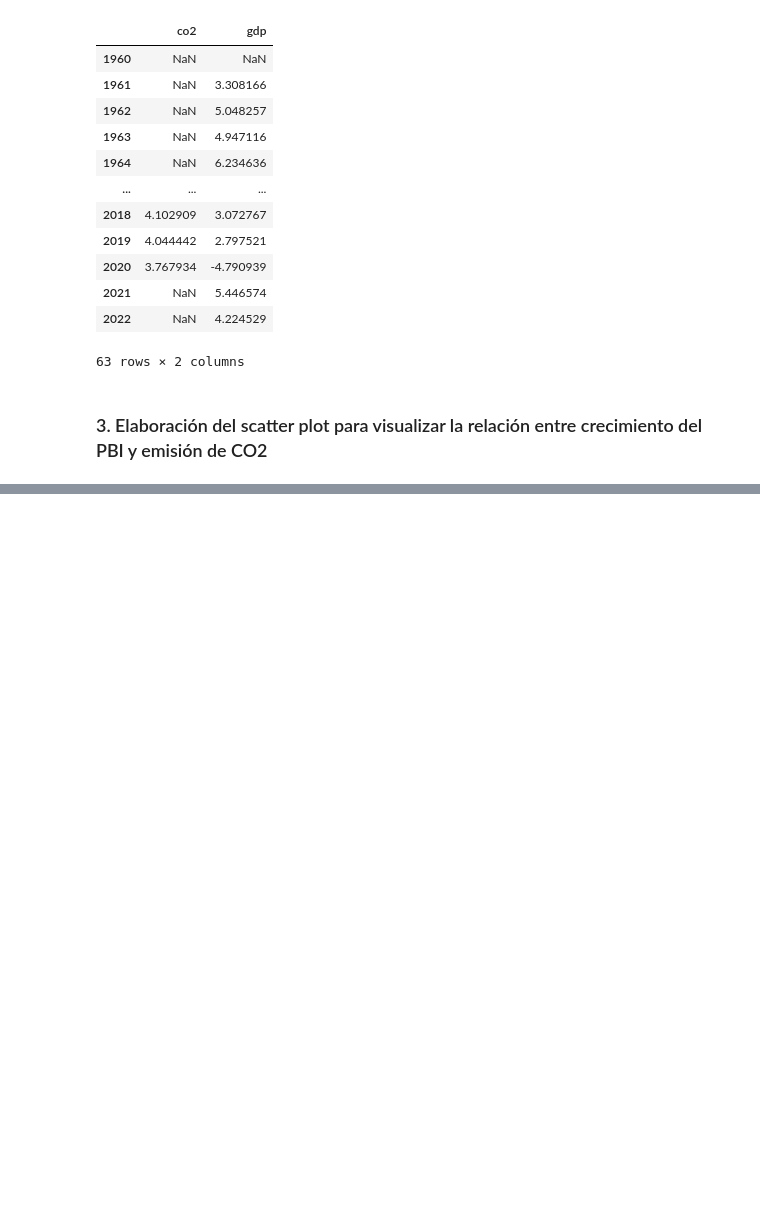
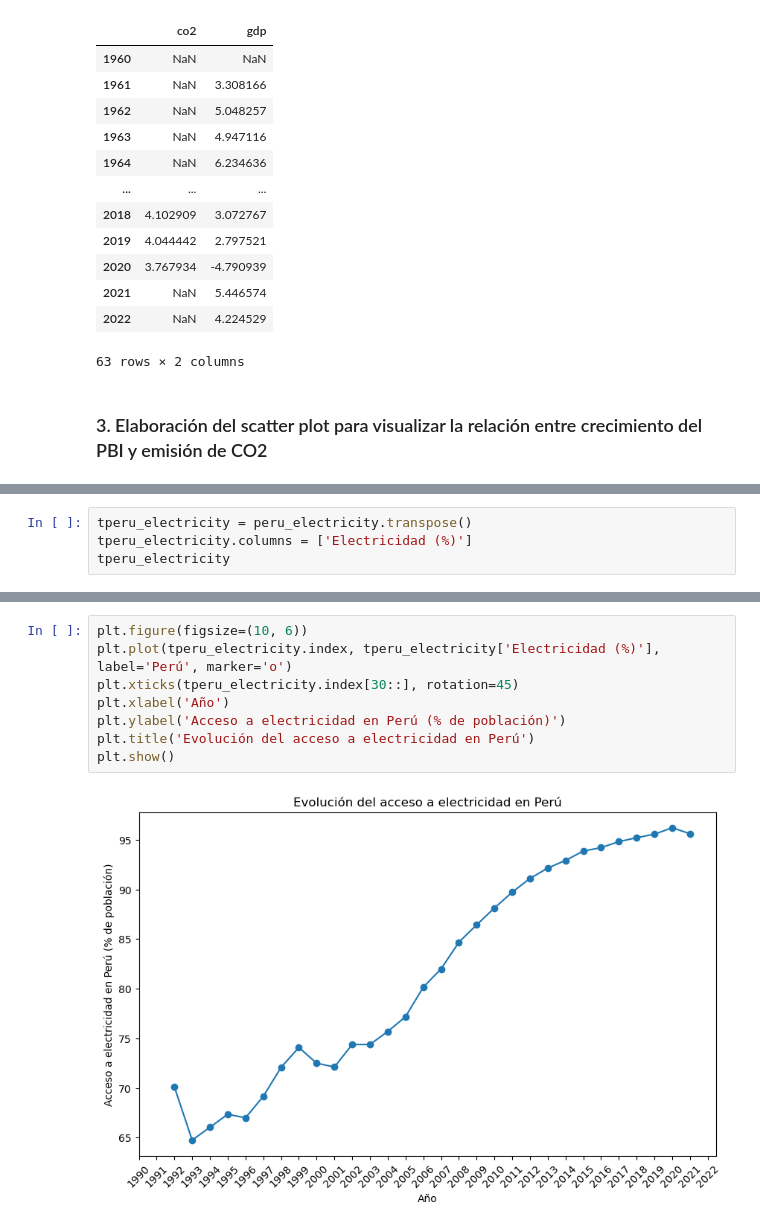
Before and after one commit to 1DanielFP/python_intro, a Jupyter notebook: Entrega de trabajo final/Grupo 6/TF_Parte2.ipynb, the cells around one changed output, grey strips where cells are left out. Saved outputs shown, nothing was run; the diff lists cells and outputs as text; blank space fills up the shorter version.

```diff
--- a/Entrega de trabajo final/Grupo 6/TF_Parte2.ipynb
+++ b/Entrega de trabajo final/Grupo 6/TF_Parte2.ipynb
@@ -341,0 +371,4 @@ plt.show()
+# %%
+tperu_electricity = peru_electricity.transpose()
+tperu_electricity.columns = ['Electricidad (%)']
+tperu_electricity
@@ -341,0 +389,10 @@ plt.show()
+# %%
+plt.figure(figsize=(10, 6))
+plt.plot(tperu_electricity.index, tperu_electricity['Electricidad (%)'], label='Perú', marker='o')
+plt.xticks(tperu_electricity.index[30::], rotation=45)
+plt.xlabel('Año')
+plt.ylabel('Acceso a electricidad en Perú (% de población)')
+plt.title('Evolución del acceso a electricidad en Perú')
+plt.show()
+# %% [output]
+[figure, added]
```
Also changed, not shown: parts of 10 cells of this notebook, 1 other file.
